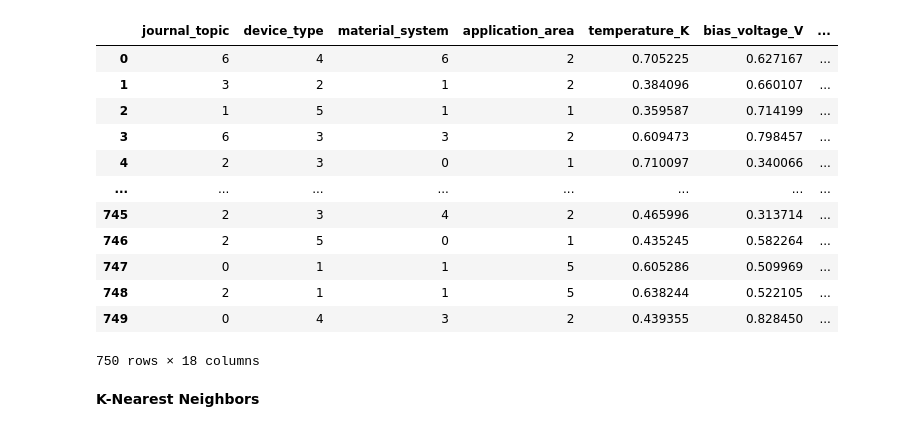
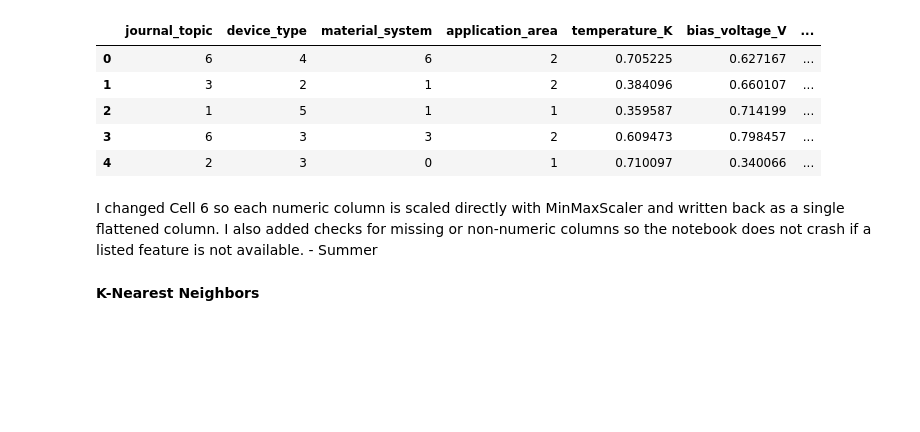
Before and after one commit to renaissag/electrical_engineeing_Quantum_Devices_KNN, a Jupyter notebook: Renaissa_Quantum_Devices_KNN.ipynb, the cells around one changed output. Drawn from its saved outputs; the diff is of its cells as text; code cells hidden in the pictures; blank space fills up the shorter version.

```diff
--- a/Renaissa_Quantum_Devices_KNN.ipynb
+++ b/Renaissa_Quantum_Devices_KNN.ipynb
@@ -82,13 +98,13 @@ no_outlier
 # Label Encoding in categorical columns
 from sklearn import preprocessing
 
-categ = df.select_dtypes(exclude="number")
+categ = no_outlier.select_dtypes(exclude="number")
 
-for i in categ.columns:
-    encoder = preprocessing.LabelEncoder()  # Encoder is the object of 'LabelEncoder'.
-    no_outlier[i] = encoder.fit_transform(no_outlier[i])
+for col in categ.columns:
+    encoder = preprocessing.LabelEncoder()
+    no_outlier[col] = encoder.fit_transform(no_outlier[col].astype(str))
 
-no_outlier
+no_outlier.head()
 # %% [output]
 |  | journal_topic | device_type | material_system | application_area | temperature_K | bias_voltage_V | ... |
 | 0 | 6 | 4 | 6 | 2 | 324.07 | 3.790 | ... |
@@ -106,29 +117,41 @@ no_outlier
 # %%
+#6
 from sklearn.preprocessing import MinMaxScaler
 
 def my_scaling(col):
+    if col not in no_outlier.columns:
+        print(f"Skipping missing column: {col}")
+        return
+
+    if not pd.api.types.is_numeric_dtype(no_outlier[col]):
+        print(f"Skipping non-numeric column: {col}")
+        return
+
     my_scaling_obj = MinMaxScaler()
-    no_outlier[col] = pd.DataFrame(my_scaling_obj.fit_transform(no_outlier[col].to_numpy().reshape(-1,1)))
-    return no_outlier[col]
-my_numerical_cols = ['temperature_K', 'bias_voltage_V', 'quantum_well_width_nm', 'bandgap_eV', 'effective_mass_me', 'barrier_height_eV',
-       'photon_wavelength_nm', 'photon_energy_eV', 'spin_polarization', 'quantum_efficiency', 'performance_metric', 'device_complexity_index']
-for i in my_numerical_cols:
-    no_outlier[i] = my_scaling(i)
-no_outlier
+    no_outlier[col] = my_scaling_obj.fit_transform(
+        no_outlier[[col]]
+    ).flatten()
+
+my_numerical_cols = [
+    'temperature_K', 'bias_voltage_V', 'quantum_well_width_nm', 'bandgap_eV',
+    'effective_mass_me', 'barrier_height_eV', 'photon_wavelength_nm',
+    'photon_energy_eV', 'spin_polarization', 'quantum_efficiency',
+    'performance_metric', 'device_complexity_index'
+]
+
+for col in my_numerical_cols:
+    my_scaling(col)
+
+no_outlier.head()
 # %% [output]
 |  | journal_topic | device_type | material_system | application_area | temperature_K | bias_voltage_V | ... |
 | 0 | 6 | 4 | 6 | 2 | 0.705225 | 0.627167 | ... |
 | 1 | 3 | 2 | 1 | 2 | 0.384096 | 0.660107 | ... |
 | 2 | 1 | 5 | 1 | 1 | 0.359587 | 0.714199 | ... |
 | 3 | 6 | 3 | 3 | 2 | 0.609473 | 0.798457 | ... |
 | 4 | 2 | 3 | 0 | 1 | 0.710097 | 0.340066 | ... |
-| ... | ... | ... | ... | ... | ... | ... | ... |
-| 745 | 2 | 3 | 4 | 2 | 0.465996 | 0.313714 | ... |
-| 746 | 2 | 5 | 0 | 1 | 0.435245 | 0.582264 | ... |
-| 747 | 0 | 1 | 1 | 5 | 0.605286 | 0.509969 | ... |
-| 748 | 2 | 1 | 1 | 5 | 0.638244 | 0.522105 | ... |
-| 749 | 0 | 4 | 3 | 2 | 0.439355 | 0.828450 | ... |
-750 rows × 18 columns
+# %% [markdown]
+I changed Cell 6 so each numeric column is scaled directly with MinMaxScaler and written back as a single flattened column. I also added checks for missing or non-numeric columns so the notebook does not crash if a listed feature is not available. - Summer
 # %% [markdown]
 **K-Nearest Neighbors**
 # %% [markdown]
```
Also changed, not shown: parts of 33 cells of this notebook.
